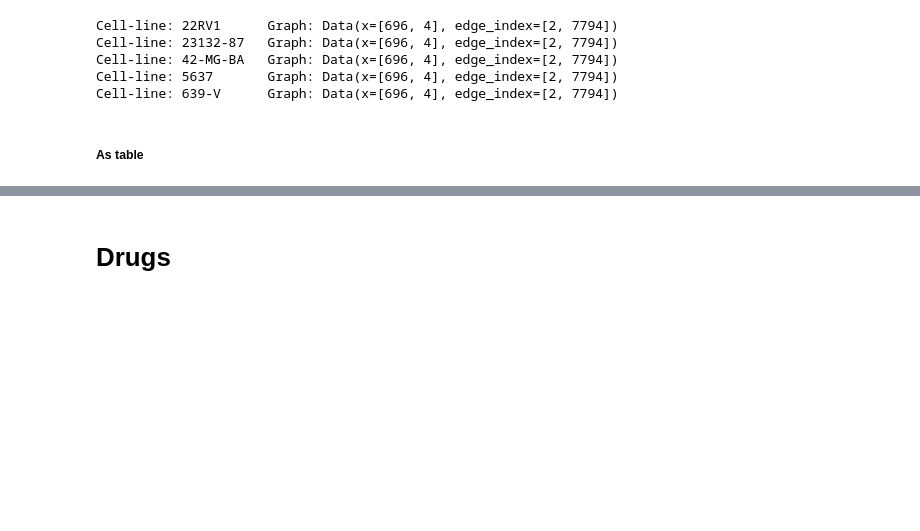
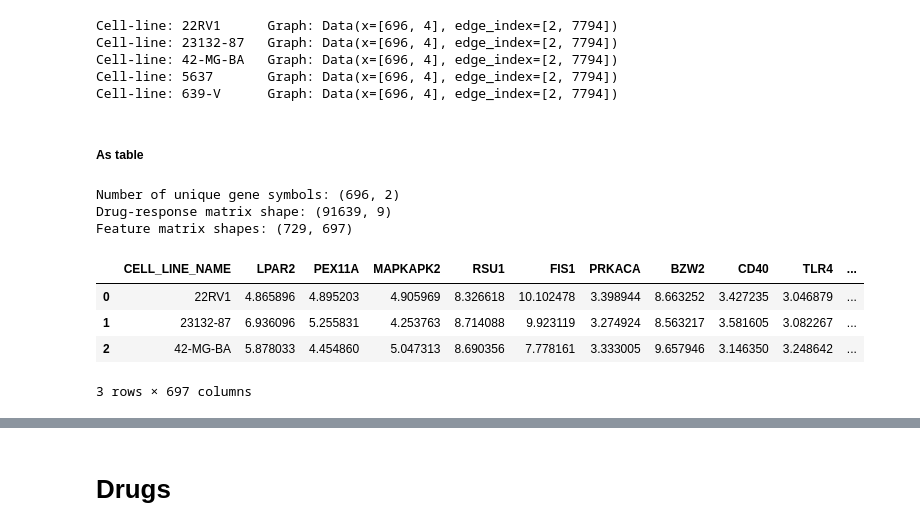
Before and after one commit to PeeteKeesel/gnn-for-drug-response-prediction, a Jupyter notebook: notebooks/dataset_creations.ipynb, the cells around one changed output, grey strips where cells are left out. Drawn from its saved outputs; the diff is of its cells as text; code cells hidden in the pictures; blank space fills up the shorter version.

```diff
--- a/notebooks/dataset_creations.ipynb
+++ b/notebooks/dataset_creations.ipynb
@@ -1495,0 +1498,20 @@ with open(PROCESSED_DATA_PATH + 'thresh_700_gdsc2_cl_graphs.pkl', 'rb') as f:
+# %%
+drmGDSC2 = pd.read_pickle(PROCESSED_DATA_PATH + 'gdsc2_drm.pkl')
+gexprGDSC2 = pd.read_pickle(PROCESSED_DATA_PATH + 'thresh_700_gdsc2_gexpr.pkl')
+cnvgGDSC2 = pd.read_pickle(PROCESSED_DATA_PATH + 'thresh_700_gdsc2_cnvg.pkl')
+cnvpGDSC2 = pd.read_pickle(PROCESSED_DATA_PATH + 'thresh_700_gdsc2_cnvp.pkl')
+mutGDSC2 = pd.read_pickle(PROCESSED_DATA_PATH + 'thresh_700_gdsc2_mut.pkl')
+inter_genes = pd.read_csv(PROCESSED_DATA_PATH + 'thresh_700_inter_genes.csv')
+print("Number of unique gene symbols:", inter_genes.shape)
+print("Drug-response matrix shape:", drmGDSC2.shape)
+print("Feature matrix shapes:", gexprGDSC2.shape)
+gexprGDSC2.head(3)
+# %% [output]
+Number of unique gene symbols: (696, 2)
+Drug-response matrix shape: (91639, 9)
+Feature matrix shapes: (729, 697)
+|  | CELL_LINE_NAME | LPAR2 | PEX11A | MAPKAPK2 | RSU1 | FIS1 | PRKACA | BZW2 | CD40 | TLR4 | ... |
+| 0 | 22RV1 | 4.865896 | 4.895203 | 4.905969 | 8.326618 | 10.102478 | 3.398944 | 8.663252 | 3.427235 | 3.046879 | ... |
+| 1 | 23132-87 | 6.936096 | 5.255831 | 4.253763 | 8.714088 | 9.923119 | 3.274924 | 8.563217 | 3.581605 | 3.082267 | ... |
+| 2 | 42-MG-BA | 5.878033 | 4.454860 | 5.047313 | 8.690356 | 7.778161 | 3.333005 | 9.657946 | 3.146350 | 3.248642 | ... |
+3 rows × 697 columns
```
Also changed, not shown: parts of 8 cells of this notebook.
